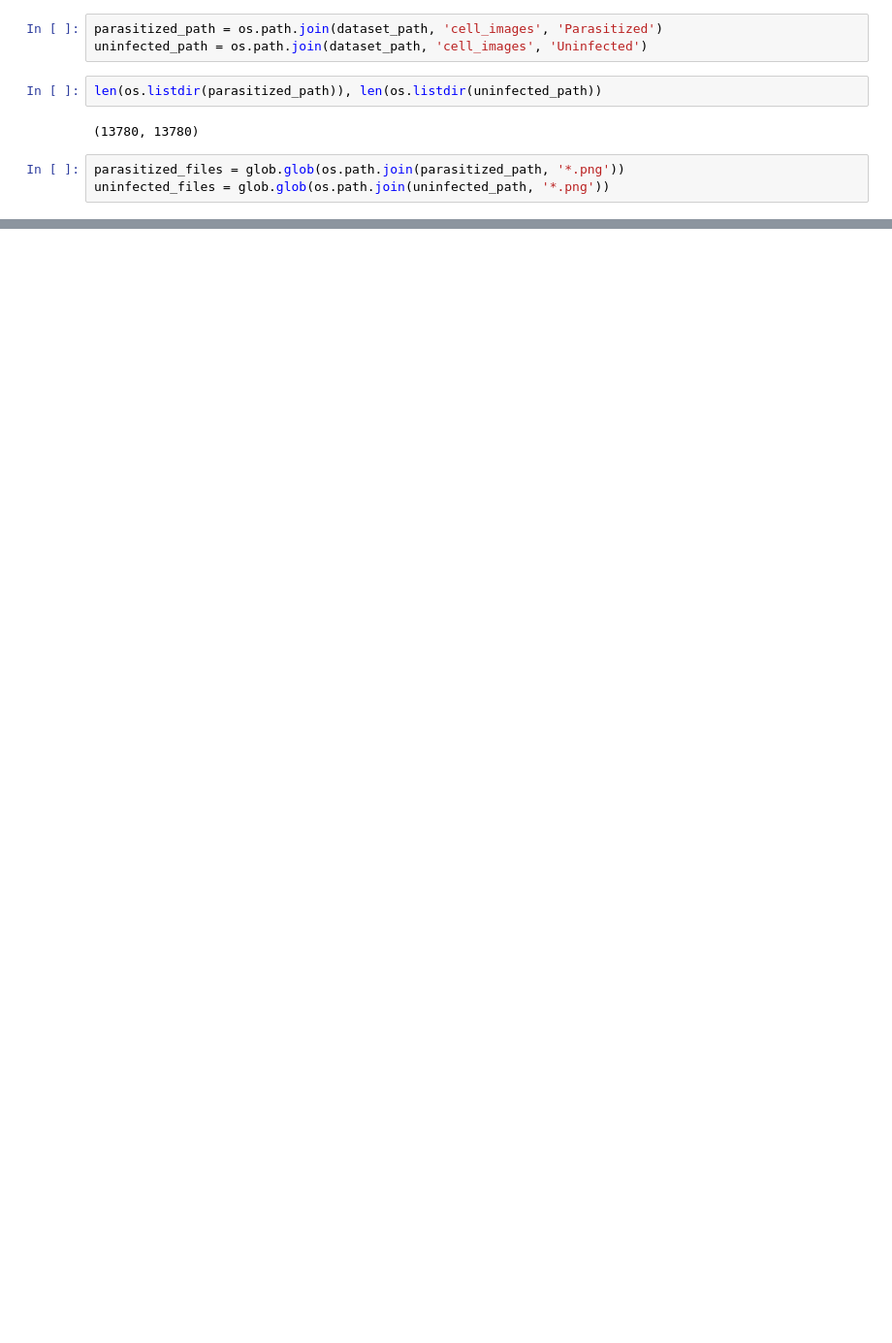
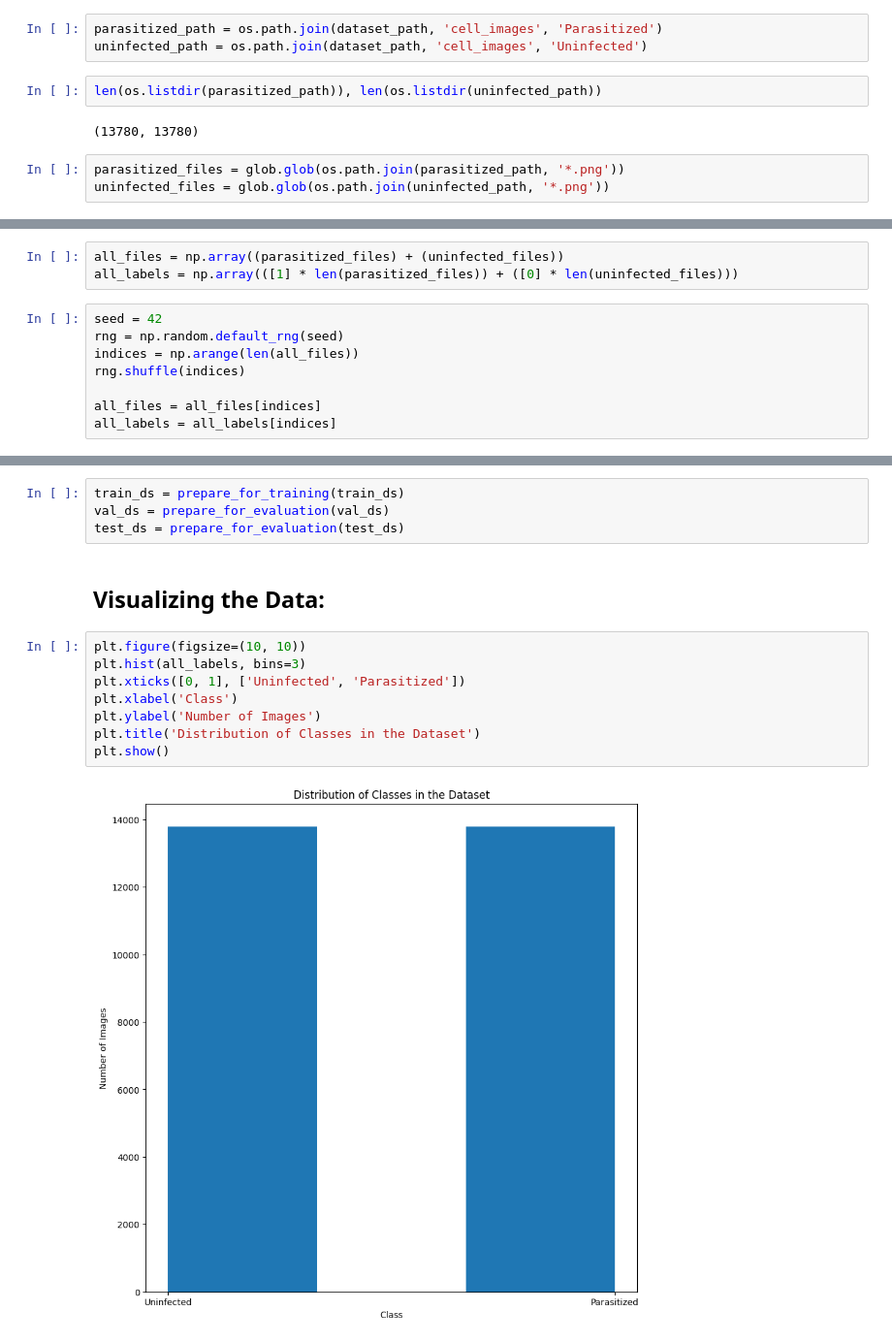
Before and after one commit to Roldao-Neto/Malaria-Detection-on-Raspberry-Pi-Zero-2W, a Jupyter notebook: model_dev.ipynb, the cells around one changed output, grey strips where cells are left out. Shown: that part at 97% size. Cells and saved outputs as stored; diff of their text form; blank space fills up the shorter version.

Commit message:
updated notebook for training and added models full, tflite and int8_tflite

```diff
--- a/model_dev.ipynb
+++ b/model_dev.ipynb
@@ -566,0 +86,11 @@ plt.show()
+# %%
+all_files = np.array((parasitized_files) + (uninfected_files))
+all_labels = np.array(([1] * len(parasitized_files)) + ([0] * len(uninfected_files)))
+# %%
+seed = 42
+rng = np.random.default_rng(seed)
+indices = np.arange(len(all_files))
+rng.shuffle(indices)
+
+all_files = all_files[indices]
+all_labels = all_labels[indices]
@@ -566,0 +162,16 @@ plt.show()
+# %%
+train_ds = prepare_for_training(train_ds)
+val_ds = prepare_for_evaluation(val_ds)
+test_ds = prepare_for_evaluation(test_ds)
+# %% [markdown]
+## Visualizing the Data:
+# %%
+plt.figure(figsize=(10, 10))
+plt.hist(all_labels, bins=3)
+plt.xticks([0, 1], ['Uninfected', 'Parasitized'])
+plt.xlabel('Class')
+plt.ylabel('Number of Images')
+plt.title('Distribution of Classes in the Dataset')
+plt.show()
+# %% [output]
+[figure, added]
```
Also changed, not shown: parts of 95 cells of this notebook, 5 other files.
